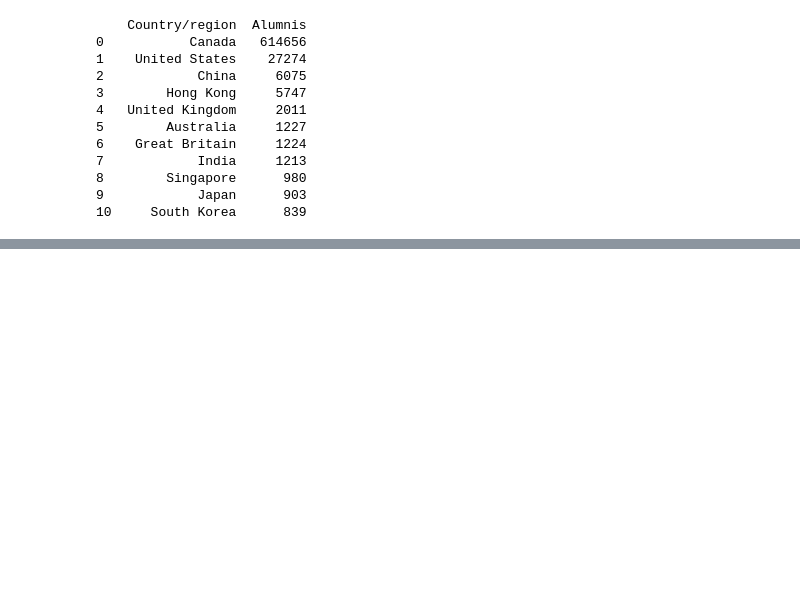
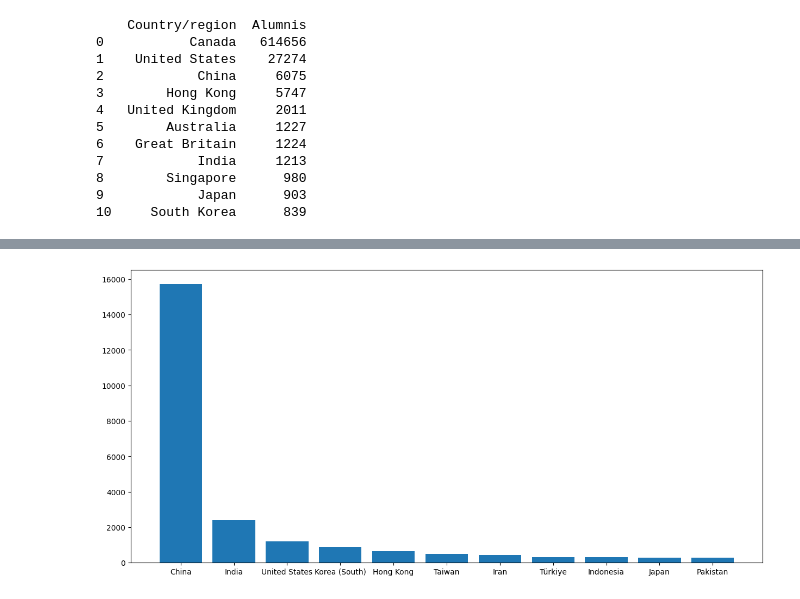
Before and after one commit to cotse900/cantek_py, a Jupyter notebook: uoft.ipynb, the cells around one changed output, grey strips where cells are left out. Saved outputs shown, nothing was run; the diff lists cells and outputs as text; code cells hidden in the pictures; blank space fills up the shorter version.

```diff
--- a/uoft.ipynb
+++ b/uoft.ipynb
@@ -174,0 +382,3 @@ print(df4)
+# %%
+student_origin = pd.merge(df3, df4, on="Country/region", how="outer")
+student_origin
@@ -174,0 +459,12 @@ print(df4)
+# %%
+origin = student_origin['Country/region'].head(15)
+students = student_origin['Students'].head(15)
+
+# wider for long country names
+fig = plt.figure(figsize =(15, 7))
+
+plt.bar(origin[0:15], students[0:15])
+
+plt.show()
+# %% [output]
+[figure, added]
```
Also changed, not shown: parts of 22 cells of this notebook, 1 other file.
